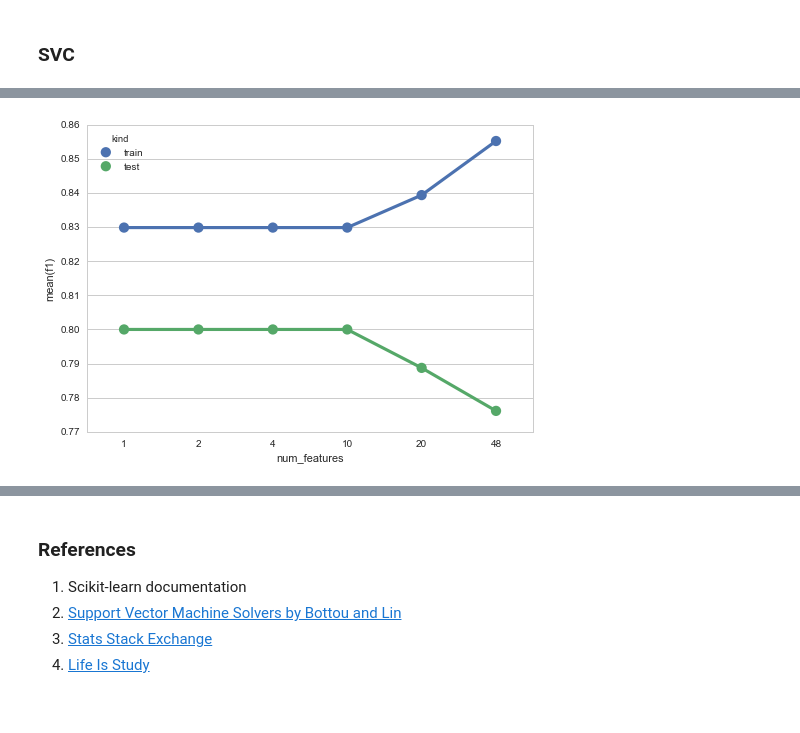
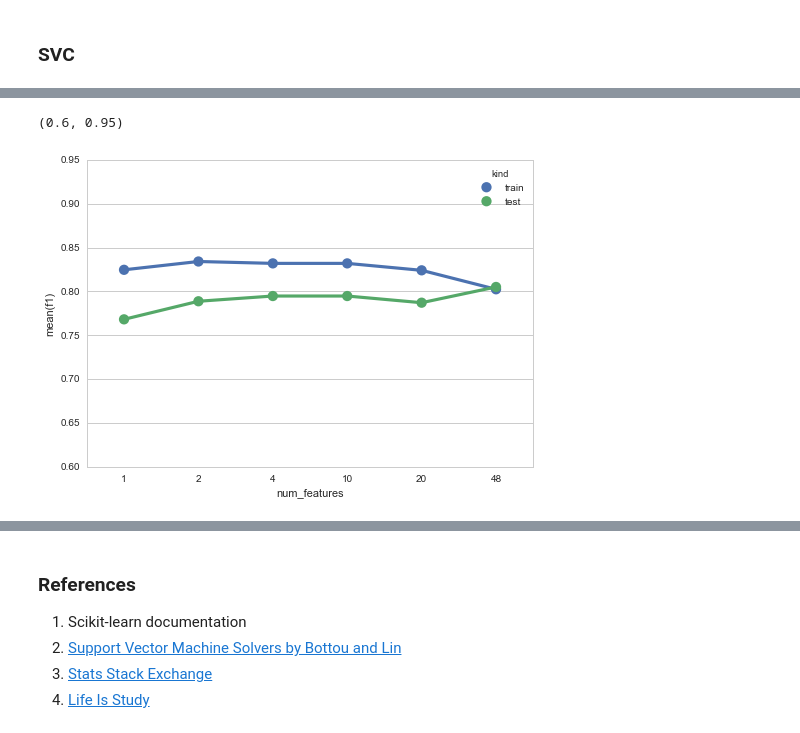
Before and after one commit to baumanab/Udacity_MachineLearningEngineer_ND, a Jupyter notebook: projects/student_intervention/student_intervention.ipynb, the cells around one changed output, grey strips where cells are left out. Drawn from its saved outputs; the diff is of its cells as text; code cells hidden in the pictures.

```diff
--- a/projects/student_intervention/student_intervention.ipynb
+++ b/projects/student_intervention/student_intervention.ipynb
@@ -758,15 +806,0 @@ combined_df.to_csv('combined_df.csv', index= False)
-# %%
-# TODO: Run the helper function above for desired subsets of training data
-# Note: Keep the test set constant
-
-estimators = [1, 2, 5, 10, 20, 40, 50]
-
-metrics = {}
-for n_est in estimators:
-    clf = AdaBoostClassifier(n_estimators= n_est)
-    training_time, f1_score_train, f1_score_test = train_predict(clf, X_train,
-                                                                 y_train, X_test, y_test)
-
-    metrics_list = [training_time, f1_score_train, f1_score_test]
-
-    metrics[n_est] = metrics_list
@@ -792,7 +808,7 @@ adaboost_plot = gen_test_train_plot(adaboost_melted, 'n_estimators')
 ### Adaboost
 # %%
 # TODO: Choose a model, import it and instantiate an object
-clf = AdaBoostClassifier(n_estimators= 5)
+clf = AdaBoostClassifier(n_estimators= 5, random_state= 42)
 
 # Fit model to training data
 train_classifier(clf, X_train, y_train)  # note: using entire training set here
@@ -813,7 +829,6 @@ numfeatures = [1,2, 4, 10, 20, 48]
 metrics = {}
 for num in numfeatures:
 
-
     X_chi2 = SelectKBest(chi2, k= num)
 
     X_chi2_train = X_chi2.fit_transform(X_train, y_train)
@@ -826,10 +841,10 @@ for num in numfeatures:
 
 
 
-    training_time, f1_score_train, f1_score_test = train_predict_noprint(clf, X_chi2_train,
+    training_time, prediction_time, f1_score_train, f1_score_test = train_predict(clf, X_chi2_train,
                                                                  y_train, X_chi2_test, y_test)
 
-    metrics_list = [training_time, f1_score_train, f1_score_test]
+    metrics_list = [training_time, prediction_time, f1_score_train, f1_score_test]
 
     metrics[num] = metrics_list
 # %% [output]
@@ -900,10 +917,10 @@ for num in numfeatures:
 
 
 
-    training_time, f1_score_train, f1_score_test = train_predict_noprint(clf, X_chi2_train,
+    training_time, prediction_time, f1_score_train, f1_score_test = train_predict(clf, X_chi2_train,
                                                                  y_train, X_chi2_test, y_test)
 
-    metrics_list = [training_time, f1_score_train, f1_score_test]
+    metrics_list = [training_time, prediction_time, f1_score_train, f1_score_test]
 
     metrics[num] = metrics_list
 # %% [output]
@@ -939,7 +958,7 @@ mbn_plot = gen_test_train_plot(mbn_melted, 'num_features')
 ### SVC
 # %%
 # TODO: Choose a model, import it and instantiate an object
-clf = svm.SVC(kernel= "linear")
+clf = svm.SVC(random_state= 42)
 
 # Fit model to training data
 train_classifier(clf, X_train_scaled, y_train)  # note: using entire training set here
@@ -973,10 +992,10 @@ for num in numfeatures:
 
 
 
-    training_time, f1_score_train, f1_score_test = train_predict_noprint(clf, X_chi2_train,
+    training_time, prediction_time, f1_score_train, f1_score_test = train_predict(clf, X_chi2_train,
                                                                  y_train, X_chi2_test, y_test)
 
-    metrics_list = [training_time, f1_score_train, f1_score_test]
+    metrics_list = [training_time, prediction_time, f1_score_train, f1_score_test]
 
     metrics[num] = metrics_list
 # %% [output]
@@ -1008,9 +1027,11 @@ svc_metrics
 # %%
 svc_melted = build_melted_metrics_table(svc_metrics)
 
 svc_plot = gen_test_train_plot(svc_melted, 'num_features')
+plt.ylim(.60,.95)
 # %% [output]
+(0.6, 0.95)
-[figure, old version]
+[figure, new version]
 # %% [markdown]
 ## 5. Choosing the Best Model
 
```
Also changed, not shown: parts of 73 cells of this notebook, 5 other files.
